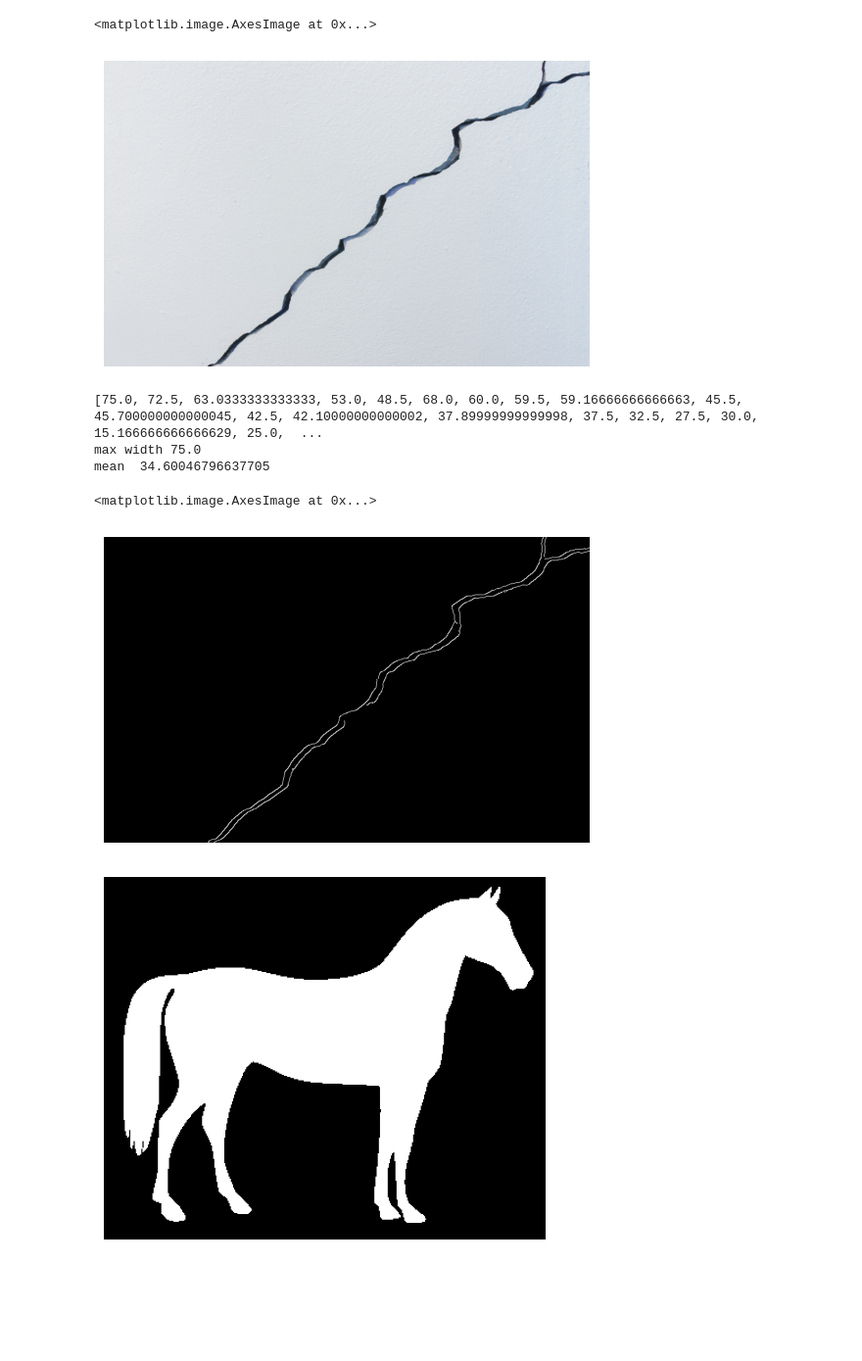
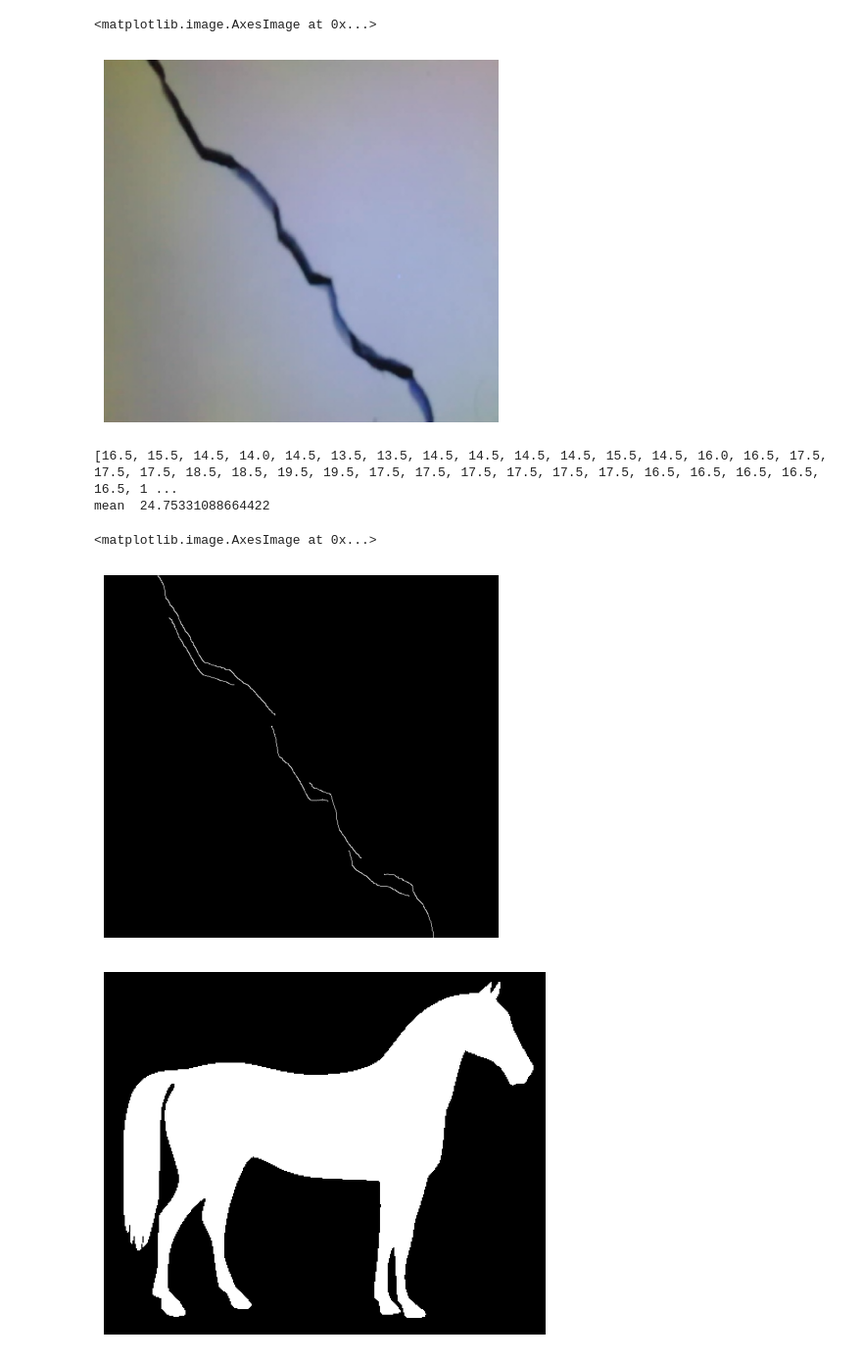
Before and after one commit to dilumin/CS3283-ESE, a Jupyter notebook: crackDetect.ipynb, the cells around one changed output. Shown: that part at 98% size. Saved outputs shown, nothing was run; the diff lists cells and outputs as text; code cells hidden in the pictures; blank space fills up the shorter version.

```diff
--- a/crackDetect.ipynb
+++ b/crackDetect.ipynb
@@ -12,18 +12,19 @@ url = 'https://selleys.com.sg/wp-content/uploads/2022/08/Wide-cracks.png'  # Rep
 response = requests.get(url)
 img_arr = np.array(bytearray(response.content), dtype=np.uint8)
 # %%
-img = cv2.imdecode(img_arr, -1)
+# img = cv2.imdecode(img_arr, -1)
+img = cv2.imread('./sample/1.jpg')
 plt.axis('off')
 plt.imshow(img)
 # %% [output]
 <matplotlib.image.AxesImage at 0x...>
-[figure, old version]
+[figure, new version]
 # %%
 med_val = np.median(img)
 lower = int(max(0, 0.7*med_val))
 upper = int(min(255, 1.3*med_val))
 
-blurred_img = cv2.blur(img, ksize=(5, 5))
+blurred_img = cv2.blur(img, ksize=(3, 3))
 
 
 edges = cv2.Canny(image=blurred_img, threshold1=lower, threshold2=upper+ 50)
@@ -67,7 +68,7 @@ for i in with_pixel_dis:
 width_array = np.array(width)
 
 print(width)
-print("max width",max(width) )
+# print("max width",max(width) )
 print( "mean ", np.mean(width_array) )
 
 height_pixels = []
@@ -75,11 +76,10 @@ height_pixels = []
 plt.axis('off')
 plt.imshow(edges, cmap='gray')
 # %% [output]
-[75.0, 72.5, 63.0333333333333, 53.0, 48.5, 68.0, 60.0, 59.5, 59.16666666666663, 45.5, 45.700000000000045, 42.5, 42.10000000000002, 37.89999999999998, 37.5, 32.5, 27.5, 30.0, 15.166666666666629, 25.0,  ...
-max width 75.0
-mean  34.60046796637705
+[16.5, 15.5, 14.5, 14.0, 14.5, 13.5, 13.5, 14.5, 14.5, 14.5, 14.5, 15.5, 14.5, 16.0, 16.5, 17.5, 17.5, 17.5, 18.5, 18.5, 19.5, 19.5, 17.5, 17.5, 17.5, 17.5, 17.5, 17.5, 16.5, 16.5, 16.5, 16.5, 16.5, 1 ...
+mean  24.75331088664422
 <matplotlib.image.AxesImage at 0x...>
-[figure, old version]
+[figure, new version]
 # %%
 from skimage.morphology import skeletonize
 from skimage import data
```
Also changed, not shown: parts of 5 cells of this notebook, 7 other files.
